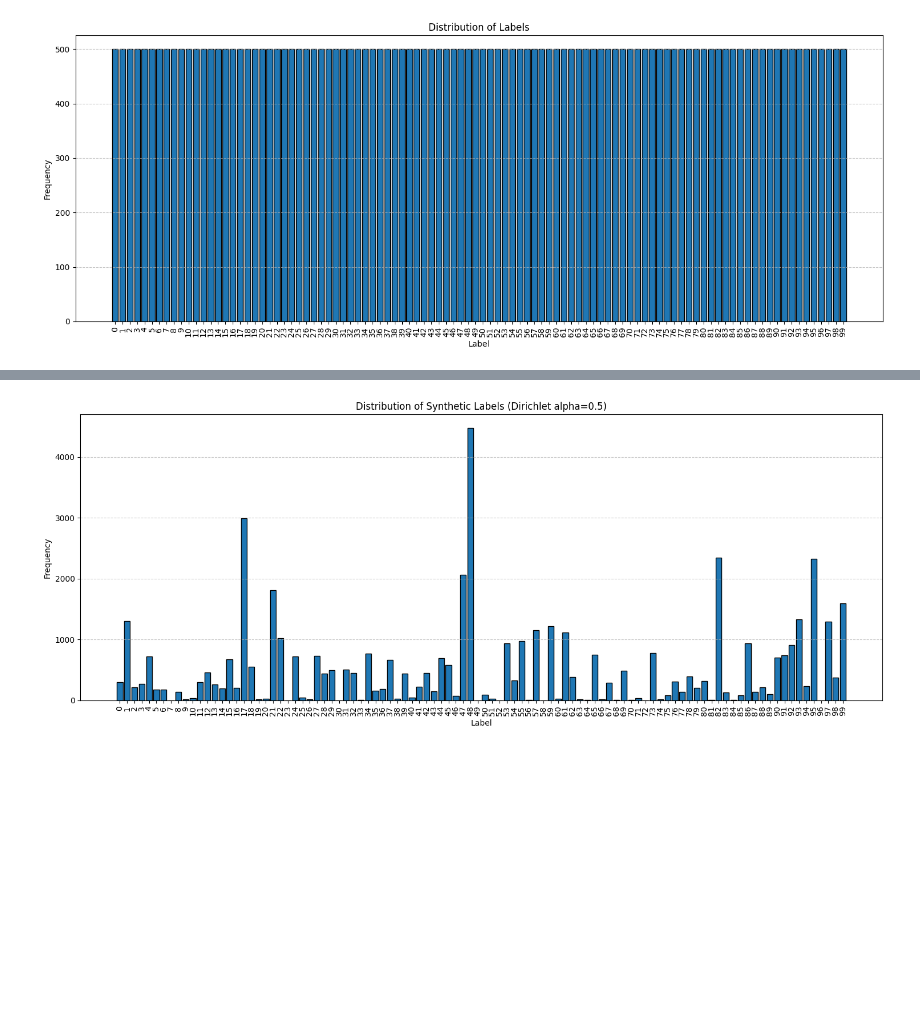
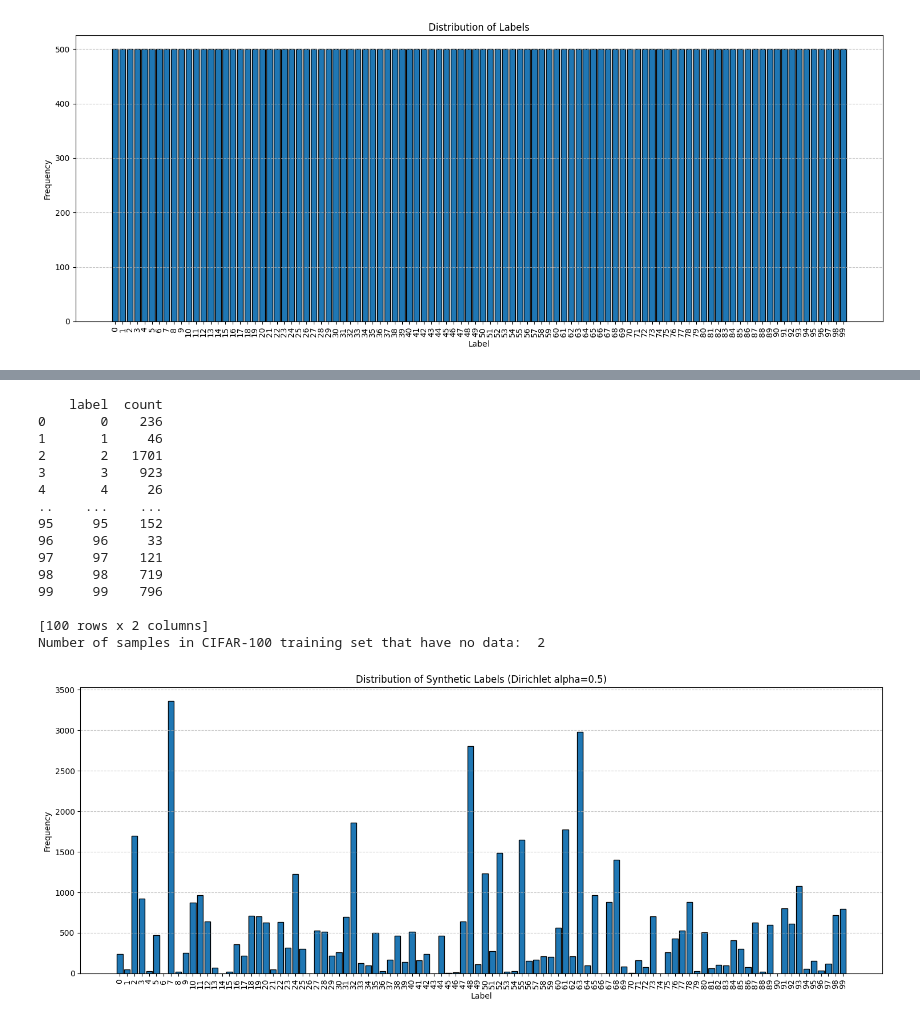
Before and after one commit to QI-XIANG/FL_Data_EDA, a Jupyter notebook: cifar100.ipynb, the cells around one changed output, grey strips where cells are left out. Drawn from its saved outputs; the diff is of its cells as text; code cells hidden in the pictures; blank space fills up the shorter version.

```diff
--- a/cifar100.ipynb
+++ b/cifar100.ipynb
@@ -124,31 +153,59 @@ Y = np.array(Y)
 num_samples = len(Y)
 
 # Parameters for Dirichlet distribution
 alpha = 0.5
 num_categories = 100  # Number of CIFAR-100 labels
 
 # Generate Dirichlet distribution samples
 dirichlet_proportions = np.random.dirichlet([alpha] * num_categories, size=1)[0]
 
 # Create synthetic label distribution based on Dirichlet proportions
 synthetic_labels = np.random.choice(
     num_categories,
     size=num_samples,
     p=dirichlet_proportions
 )
 
+# Create a DataFrame to store the label distribution
+label_counts = np.bincount(synthetic_labels, minlength=num_categories)
+label_distribution_df = pd.DataFrame({
+    'label': np.arange(num_categories),
+    'count': label_counts
+})
+
+# Print the DataFrame
+print(label_distribution_df)
+
+#Number of samples in CIFAR-100 training set that have no data
+print("Number of samples in CIFAR-100 training set that have no data: ", len(label_distribution_df[label_distribution_df["count"] == 0]))
+
 # Plot histogram of synthetic Dirichlet-based labels
 plt.figure(figsize=(15, 6))
 plt.hist(synthetic_labels, bins=np.arange(num_categories + 1) - 0.5, edgecolor='black', rwidth=0.8)
 plt.title(f'Distribution of Synthetic Labels (Dirichlet alpha={alpha})')
 plt.xlabel('Label')
 plt.ylabel('Frequency')
 
 # Set x-axis ticks to show all labels from 0 to 99
 plt.xticks(ticks=np.arange(num_categories), labels=np.arange(num_categories), rotation=90)
 
 plt.grid(axis='y', linestyle='--', alpha=0.7)
 plt.tight_layout()
 plt.show()
 # %% [output]
+    label  count
+0       0    236
+1       1     46
+2       2   1701
+3       3    923
+4       4     26
+..    ...    ...
+95     95    152
+96     96     33
+97     97    121
+98     98    719
+99     99    796
+
+[100 rows x 2 columns]
+Number of samples in CIFAR-100 training set that have no data:  2
-[figure, old version]
+[figure, new version]
```
Also changed, not shown: parts of 6 cells of this notebook.
